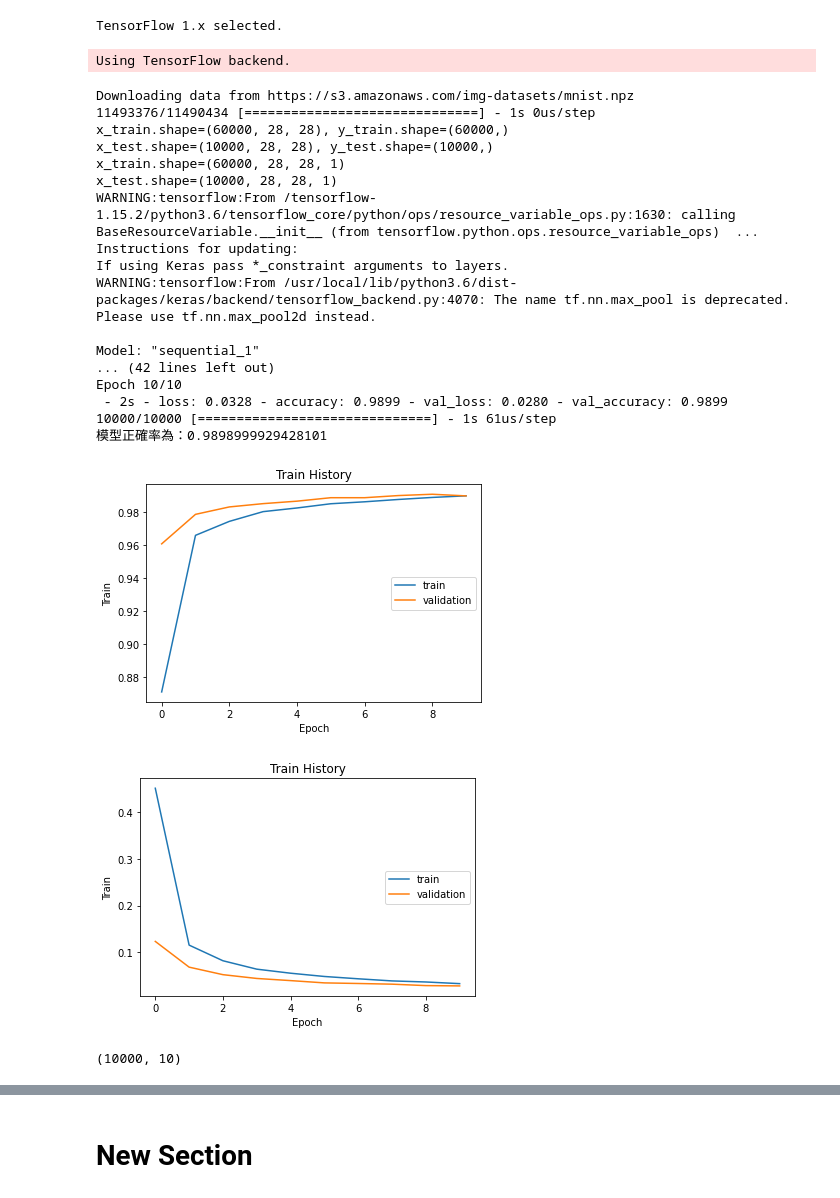
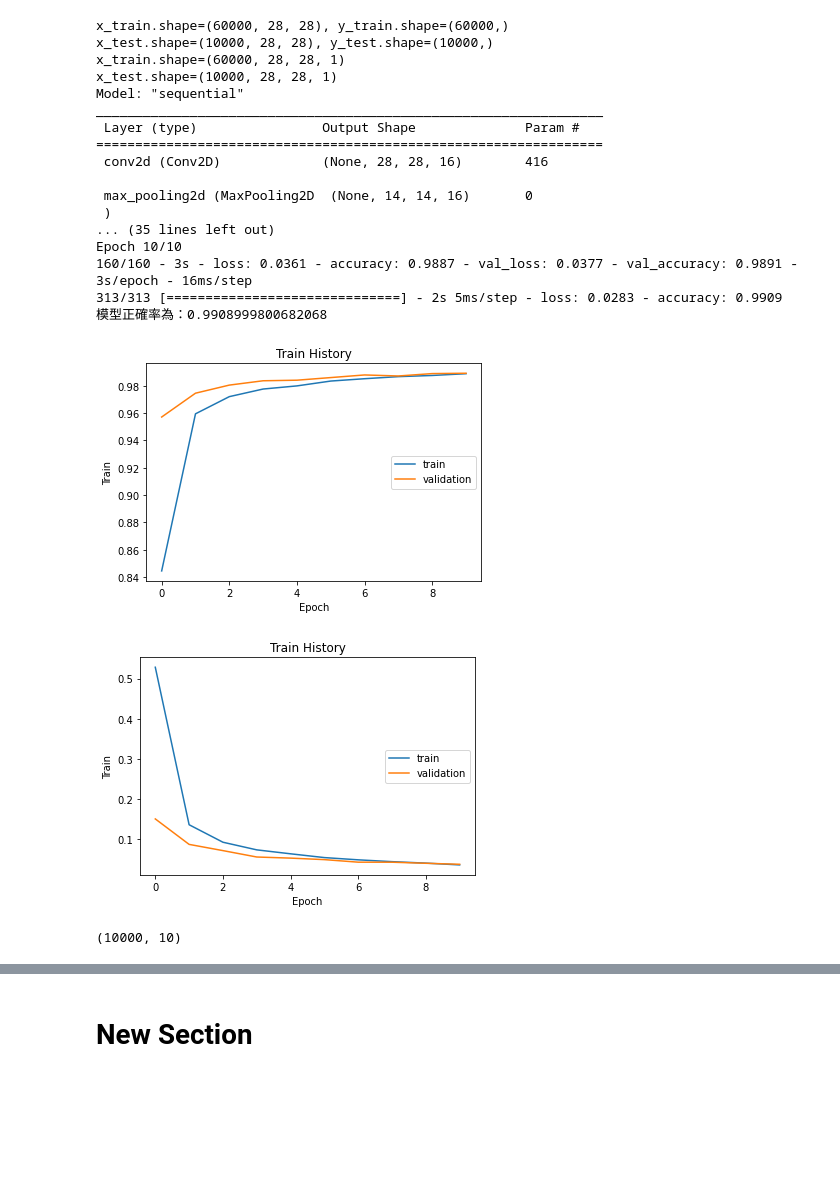
Before and after one commit to yangyang0101/AI, a Jupyter notebook: 6.MNIST_CNN.ipynb, the cells around one changed output, grey strips where cells are left out. Cells and saved outputs as stored; diff of their text form; code cells hidden in the pictures; blank space fills up the shorter version.

```diff
--- a/6.MNIST_CNN.ipynb
+++ b/6.MNIST_CNN.ipynb
@@ -1,11 +1,10 @@
 # %%
 # 使用1.x版本的tensorflow
-%tensorflow_version 1.x
-
+#%tensorflow_version 1.x
+from tensorflow import keras
 import numpy as np
 from keras.models import Sequential
 from keras.layers import Dense, Dropout, Flatten, Conv2D, MaxPooling2D
-from keras.datasets import mnist
 from keras.utils import np_utils
 import matplotlib.pyplot as plt
 
@@ -14,7 +13,7 @@ import matplotlib.pyplot as plt
 # y_train為60000筆資料的正確數字(0,1,2,3,4,5,6,7,8,9)
 # x_test為10000筆訓練資料,每一筆資料為28x28的灰階手寫數字
 # y_test為10000筆資料的正確數字(0,1,2,3,4,5,6,7,8,9)
-(x_train, y_train), (x_test, y_test) = mnist.load_data()
+(x_train, y_train), (x_test, y_test) = keras.datasets.mnist.load_data()
 print("x_train.shape={}, y_train.shape={}".format(x_train.shape, y_train.shape))
 print("x_test.shape={}, y_test.shape={}".format(x_test.shape, y_test.shape))
 
@@ -67,56 +66,55 @@ model.compile(loss='categorical_crossentropy', optimizer='adam', metrics=['accur
 # 模型訓練
 # x:訓練資料 y:訓練資料的答案 validation_split:訓練資料的多少百分比要拿來驗證 validation_data:驗證資料
 # epochs:模型訓練次數
 
 train_history=model.fit(x=x_train, y=y_train, validation_data=(x_test, y_test), validation_split=0.2, epochs=10, batch_size=300, verbose=2)
 
 
 # 模型評估
 
 scores = model.evaluate(x_test, y_test)
 print("模型正確率為：{}".format(scores[1]))
 
 
 #繪製正確性與損失立歷史圖
 def show_train_history(train_history, train, validation):
     plt.plot(train_history.history[train])
     plt.plot(train_history.history[validation])
     plt.title('Train History')
     plt.ylabel('Train')
     plt.xlabel('Epoch')
     plt.legend(['train', 'validation'], loc='center right')
     plt.show()
 
 show_train_history(train_history, 'accuracy', 'val_accuracy')
 show_train_history(train_history, 'loss', 'val_loss')
 
 # Confusion Matrix混淆矩陣
 import pandas as pd
-prediction = model.predict_classes(x_test)
+prediction = model.predict(x_test)
+prediction_classes_x=np.argmax(prediction,axis=1)
 print(y_test.shape)
-pd.crosstab(y_test_categories, prediction, rownames=['label'], colnames=['predict'])
+pd.crosstab(y_test_categories, prediction_classes_x, rownames=['label'], colnames=['predict'])
 # %% [output]
-TensorFlow 1.x selected.
+x_train.shape=(60000, 28, 28), y_train.shape=(60000,)
+x_test.shape=(10000, 28, 28), y_test.shape=(10000,)
+x_train.shape=(60000, 28, 28, 1)
+x_test.shape=(10000, 28, 28, 1)
+Model: "sequential"
+_________________________________________________________________
+ Layer (type)                Output Shape              Param #
+=================================================================
+ conv2d (Conv2D)             (None, 28, 28, 16)        416
+
+ max_pooling2d (MaxPooling2D  (None, 14, 14, 16)       0
+ )
+... (35 lines left out)
+Epoch 10/10
+160/160 - 3s - loss: 0.0361 - accuracy: 0.9887 - val_loss: 0.0377 - val_accuracy: 0.9891 - 3s/epoch - 16ms/step
+313/313 [==============================] - 2s 5ms/step - loss: 0.0283 - accuracy: 0.9909
+模型正確率為：0.9908999800682068
-Using TensorFlow backend.
-Downloading data from https://s3.amazonaws.com/img-datasets/mnist.npz
-11493376/11490434 [==============================] - 1s 0us/step
-x_train.shape=(60000, 28, 28), y_train.shape=(60000,)
-x_test.shape=(10000, 28, 28), y_test.shape=(10000,)
-x_train.shape=(60000, 28, 28, 1)
-x_test.shape=(10000, 28, 28, 1)
-WARNING:tensorflow:From /tensorflow-1.15.2/python3.6/tensorflow_core/python/ops/resource_variable_ops.py:1630: calling BaseResourceVariable.__init__ (from tensorflow.python.ops.resource_variable_ops)  ...
-Instructions for updating:
-If using Keras pass *_constraint arguments to layers.
-WARNING:tensorflow:From /usr/local/lib/python3.6/dist-packages/keras/backend/tensorflow_backend.py:4070: The name tf.nn.max_pool is deprecated. Please use tf.nn.max_pool2d instead.
-
-Model: "sequential_1"
-... (42 lines left out)
-Epoch 10/10
- - 2s - loss: 0.0328 - accuracy: 0.9899 - val_loss: 0.0280 - val_accuracy: 0.9899
-10000/10000 [==============================] - 1s 61us/step
-模型正確率為：0.9898999929428101
-[figure, old version]
+[figure, new version]
-[figure, old version]
+[figure, new version]
-(10000, 10)
+(10000, 10)
 | predict | 0 | 1 | 2 | 3 | 4 | 5 | 6 | 7 | 8 | 9 |
 | label |  |  |  |  |  |  |  |  |  |  |
```
Also changed, not shown: parts of 1 cell of this notebook.
